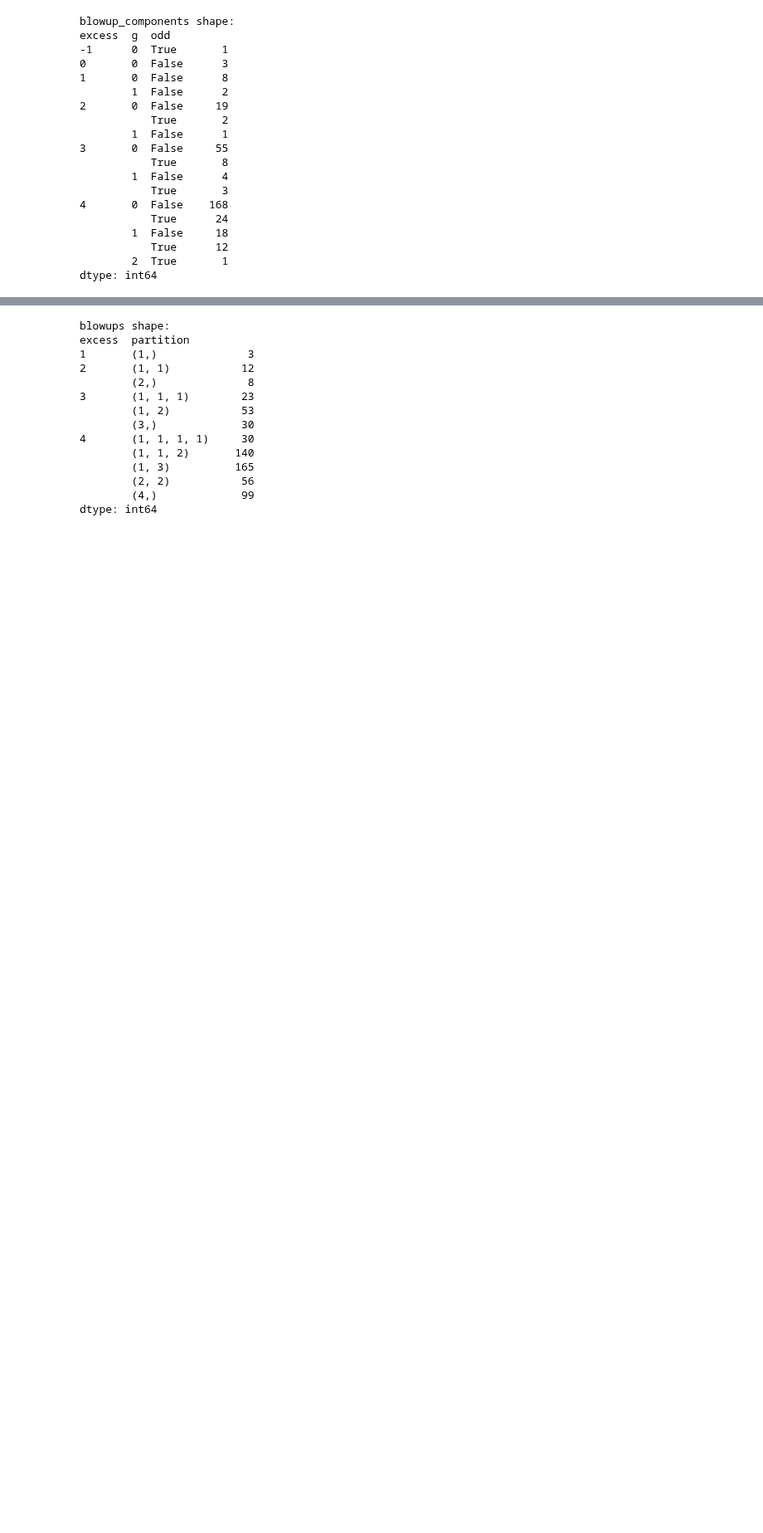
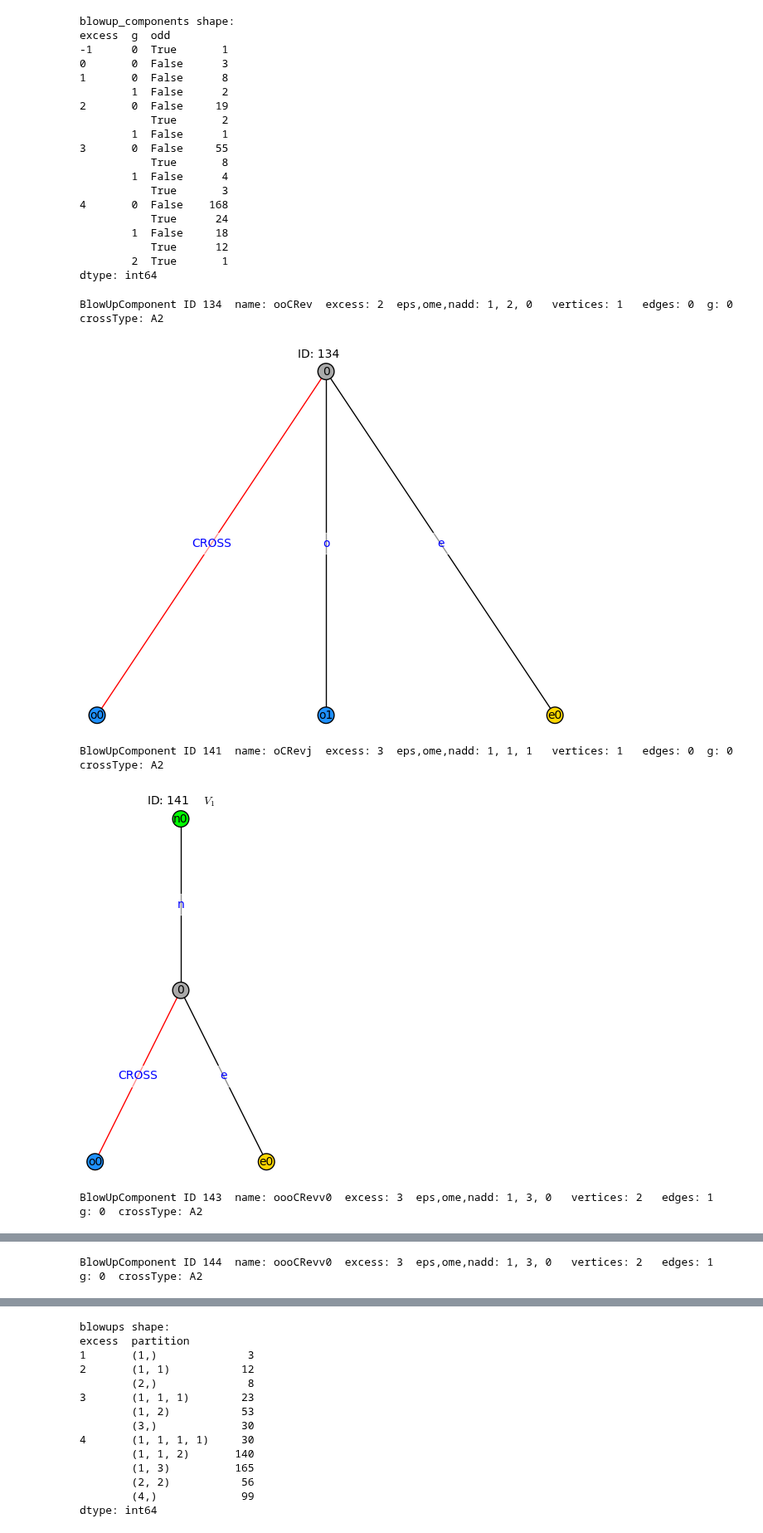
Before and after one commit to bellimarco/Getzler-Kapranov-Graph-Cohomology-Computations-in-weight-13, a Jupyter notebook: MBELLI_Main.ipynb, the cells around one changed output, grey strips where cells are left out. Shown at 83% size. Saved outputs shown, nothing was run; the diff lists cells and outputs as text; code cells hidden in the pictures; blank space fills up the shorter version.

```diff
--- a/MBELLI_Main.ipynb
+++ b/MBELLI_Main.ipynb
@@ -639,11 +640,11 @@ dtype: int64
 # %%
 for G in unmarked_components[(unmarked_components['crossType']=='A2') & (unmarked_components['vertices']<=2)].itertuples():
     break
-    G.graph.show(True)
+    G.graph.show(name=True, title=True)
 
 for row in unmarked_components[unmarked_components['crossType']=='A'].itertuples():
     break
-    if row.graph.graph.has_multiple_edges(): row.graph.show(True)
+    if row.graph.graph.has_multiple_edges(): row.graph.show(name=True, title=True)
 # %%
 def generate_blowup_components(eps,ome,nadd,g):
     #return a list of marked blowup components objects which is obtained from the list unmarked_components by dividing in every possible way the unmarked hairs in two families eps and ome, such that:
@@ -683,6 +684,7 @@ def generate_blowup_components(eps,ome,nadd,g):
     return [G for pool in pool_components for G in pool]
 # %%
 blowup_components = pd.DataFrame(columns=['ID','unmarkedID','name','excess','eps','ome','nadd','vertices','stability','g','n','crossed','crossType','relation2groupID','odd','odd_component','graph'])
+
 def add_BlownUpComponent(G):
     blowup_components.loc[len(blowup_components)] = {'graph':G,'excess':G.excess,'eps':G.eps,'ome':G.ome,'nadd':G.nadd,'n':G.n,'vertices':G.vertices,'stability':G.stability,'g':G.g,'crossed':G.crossed, 'crossType':G.crossType,'odd':G.odd,'odd_component':G.odd_component,'name':G.__str__(),'unmarkedID':G.unmarkedComponent.ID}
 
@@ -710,7 +712,7 @@ add_BlownUpComponent(OJ_HAIR)
 EJ_HAIR = deepcopy(UJ_HAIR)
 EJ_HAIR.mark([],unmarkedComponent=UJ_HAIR,doubleleg_ome=0)
 add_BlownUpComponent(EJ_HAIR)
-OO_HAIR= deepcopy(UU_HAIR)
+OO_HAIR= deepcopy(UU_HAIR) # this is the only blowup with negative excess
 OO_HAIR.mark([],unmarkedComponent=UU_HAIR,doubleleg_ome=2)
 add_BlownUpComponent(OO_HAIR)
 EO_HAIR = deepcopy(UU_HAIR)
@@ -733,6 +735,8 @@ for row in blowup_components.itertuples(): row.graph.ID=int(row.ID)
 
 for row in blowup_components[blowup_components['crossType']=='A2'].itertuples(): row.graph.compute_A2blowup(blowup_components)
 
+for row in blowup_components.itertuples(): row.graph.compute_specht()
+
 print("blowup_components shape:")
 print(blowup_components.groupby(['excess','g','odd']).size())
 # %% [output]
@@ -760,0 +762,10 @@ for row in blowup_components.itertuples():
+# %%
+for row in blowup_components[blowup_components['graph'].apply(lambda G: G.excess<4 and G.odd==False and G.crossed and G.crossType=='A2' and G.eps>0 and G.g==0)].itertuples():
+    #break
+    row.graph.show(True,title=True,specht=True)
+# %% [output]
+BlowUpComponent ID 134  name: ooCRev  excess: 2  eps,ome,nadd: 1, 2, 0   vertices: 1   edges: 0  g: 0  crossType: A2
+[figure, added]
+BlowUpComponent ID 141  name: oCRevj  excess: 3  eps,ome,nadd: 1, 1, 1   vertices: 1   edges: 0  g: 0  crossType: A2
+[figure, added]
+BlowUpComponent ID 143  name: oooCRevv0  excess: 3  eps,ome,nadd: 1, 3, 0   vertices: 2   edges: 1  g: 0  crossType: A2
@@ -760,0 +773 @@ for row in blowup_components.itertuples():
+BlowUpComponent ID 144  name: oooCRevv0  excess: 3  eps,ome,nadd: 1, 3, 0   vertices: 2   edges: 1  g: 0  crossType: A2
```
Also changed, not shown: parts of 18 cells of this notebook, 6 other files.
